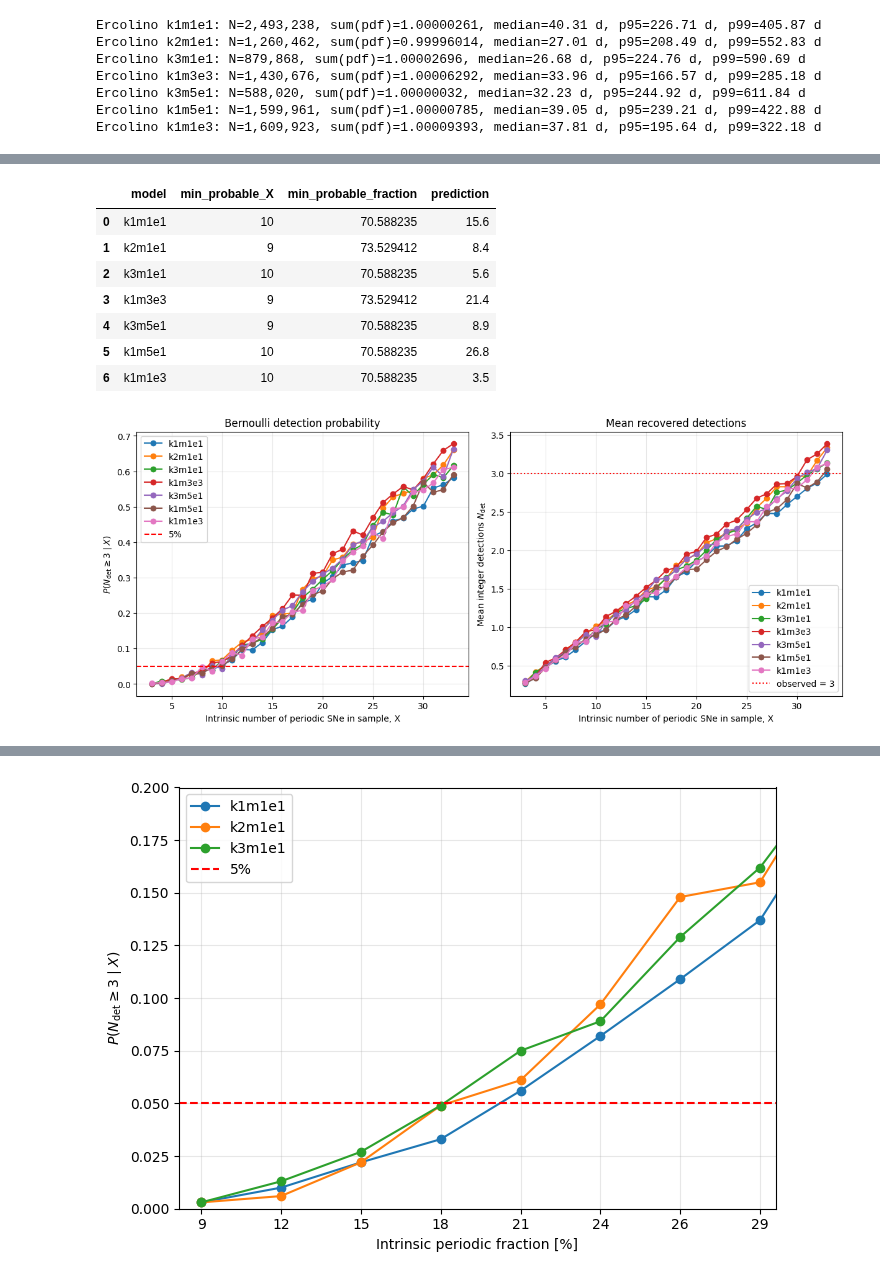
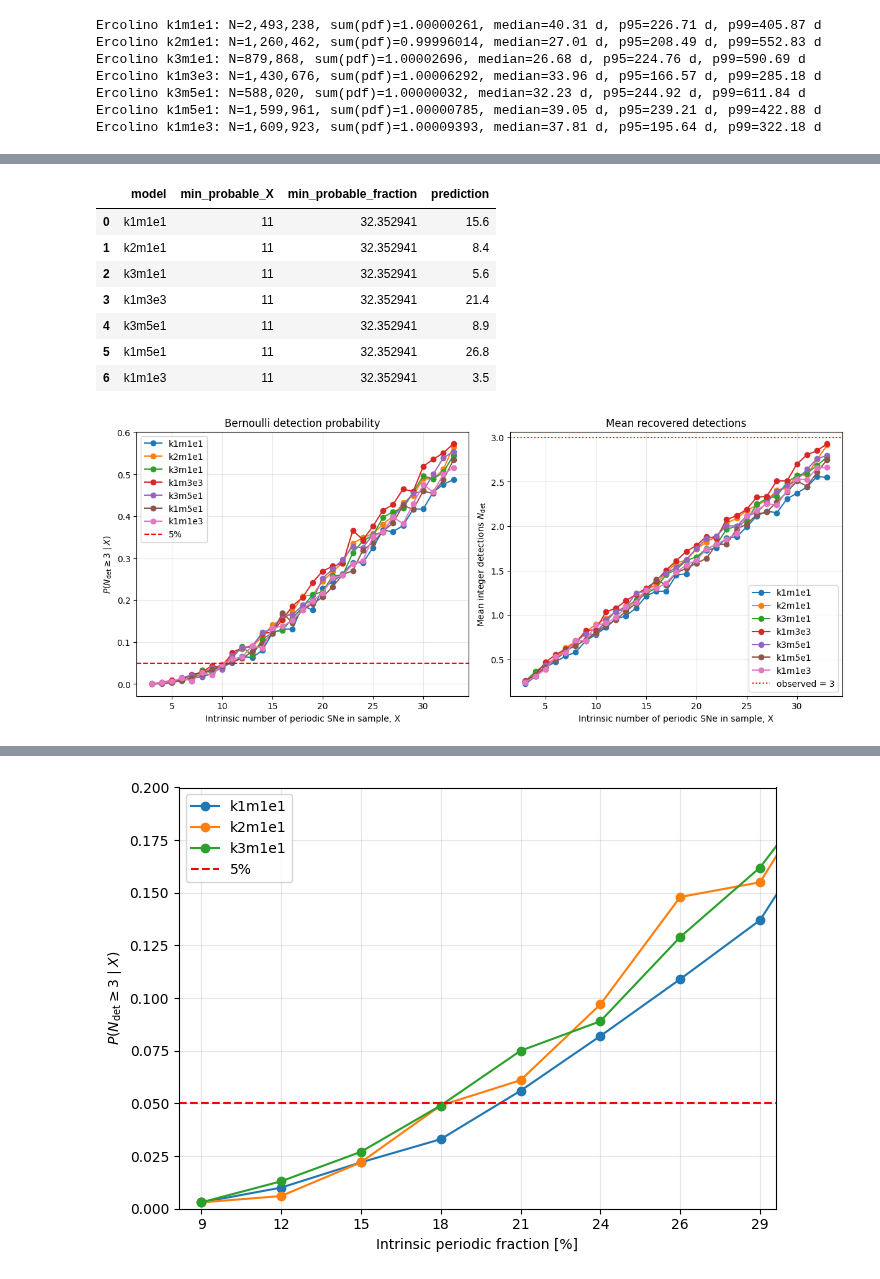
Before and after one commit to hoasaf3/sne_periodicity_search, a Jupyter notebook: periodicity_search.ipynb, the cells around one changed output, grey strips where cells are left out. Saved outputs shown, nothing was run; the diff lists cells and outputs as text; code cells hidden in the pictures.

```diff
--- a/periodicity_search.ipynb
+++ b/periodicity_search.ipynb
@@ -183,7 +169,7 @@ for entry in candidate_library:
     f_max = MAX_FREQ
 
     # Effective number of independent frequencies
-    M_i = max((f_max - f_min) * T, 0)
+    M_i = 2 * max((f_max - f_min) * T, 0)
 
     M_list.append(M_i)
 
@@ -2652,15 +2024,11 @@ from tqdm.auto import tqdm
 N_POP_DRAWS = 1000
 X_VALUES = np.arange(3, 34)
 TARGET_DETECTIONS = 3
-AMP_MIN = 0.015
-AMP_MAX = 0.2
+POPULATION_AMPLITUDE_GRID_MODE = AMPLITUDE_GRID_MODE
 POPULATION_MC_SEED = 54321
 POP_MODEL = "k1m1e1"
 
-if "Pij_table" not in globals():
-    Pij_table = pd.read_csv("Pij_recovery_table.csv")
-
-Pij_population_table = Pij_table.copy()
+Pij_population_table = pd.read_csv(RECOVERY_TABLE_FILENAME).copy()
 if "Pij_full_sample" not in Pij_population_table.columns:
     n_full_sample = int(Pij_population_table["Candidates"].max())
     n_injections_per_candidate = int(
@@ -2692,8 +2060,7 @@ def run_population_detection_mc(
     X_values=X_VALUES,
     n_draws=N_POP_DRAWS,
     target_detections=TARGET_DETECTIONS,
-    amp_min=AMP_MIN,
-    amp_max=AMP_MAX,
+    amplitude_grid_mode=POPULATION_AMPLITUDE_GRID_MODE,
     pij_table=Pij_population_table,
 ):
     """Simulate realized detections, not only the expected count.
@@ -2702,13 +2069,6 @@ def run_population_detection_mc(
     intrinsic population. The actual observed number must be an integer, so we
     draw D_k ~ Bernoulli(P_ij) for every simulated periodic SN and sum D_k.
     """
-    amp_min = float(amp_min)
-    amp_max = float(amp_max)
-    if not (np.isfinite(amp_min) and np.isfinite(amp_max) and 0 < amp_min < amp_max):
-        raise ValueError(f"Invalid log-uniform amplitude range: amp_min={amp_min}, amp_max={amp_max}")
-    log_amp_min = np.log(amp_min)
-    log_amp_max = np.log(amp_max)
-
     rows = []
     draw_rows = []
     det_draws_by_X = {}
@@ -2720,7 +2080,7 @@ def run_population_detection_mc(
 
         for draw_i in range(n_draws):
             periods = sample_real_periods(X, rng=rng, model=model)
-            amplitudes = np.exp(rng.uniform(log_amp_min, log_amp_max, size=X))
+            amplitudes = draw_population_amplitudes(rng, X, mode=amplitude_grid_mode)
 
             pij_values = np.array([
                 lookup_Pij(period, amplitude, pij_table, pij_column="Pij_full_sample")
@@ -2942,8 +2256,8 @@ for model_i, model in enumerate(POP_MODELS):
 population_model_comparison = pd.concat(comparison_tables, ignore_index=True)
 population_model_draws = pd.concat(comparison_draws, ignore_index=True)
 
-population_model_comparison.to_csv("population_periodic_SN_model_comparison_bernoulli.csv", index=False)
-population_model_draws.to_csv("population_periodic_SN_model_detection_draws_bernoulli.csv", index=False)
+population_model_comparison.to_csv(f"population_periodic_SN_model_comparison_bernoulli_{POPULATION_AMPLITUDE_GRID_MODE}.csv", index=False)
+population_model_draws.to_csv(f"population_periodic_SN_model_detection_draws_bernoulli_{POPULATION_AMPLITUDE_GRID_MODE}.csv", index=False)
 
 N_SURVEY = 34
 not_excluded_rows = []
@@ -2973,41 +2287,41 @@ for model, group in population_model_comparison.groupby("model", sort=False):
     axes[0].plot(
         group["X"],
         group["P_Ndet_ge_3"],
         marker="o",
         label=model,
     )
     axes[1].plot(
         group["X"],
         group["MeanNdet"],
         marker="o",
         label=model,
     )
 
 axes[0].axhline(0.05, color="red", ls="--", label="5%")
 axes[0].set_xlabel("Intrinsic number of periodic SNe in sample, X")
 axes[0].set_ylabel(r"$P(N_{\rm det} \geq 3\mid X)$")
 axes[0].set_title("Bernoulli detection probability")
 axes[0].grid(alpha=0.3)
 axes[0].legend()
 
 axes[1].axhline(TARGET_DETECTIONS, color="red", ls=":", label=f"observed = {TARGET_DETECTIONS}")
 axes[1].set_xlabel("Intrinsic number of periodic SNe in sample, X")
 axes[1].set_ylabel(r"Mean integer detections $N_{\rm det}$")
 axes[1].set_title("Mean recovered detections")
 axes[1].grid(alpha=0.3)
 axes[1].legend()
 
 plt.show()
 # %% [output]
 |  | model | min_probable_X | min_probable_fraction | prediction |
-| 0 | k1m1e1 | 10 | 70.588235 | 15.6 |
-| 1 | k2m1e1 | 9 | 73.529412 | 8.4 |
-| 2 | k3m1e1 | 10 | 70.588235 | 5.6 |
-| 3 | k1m3e3 | 9 | 73.529412 | 21.4 |
-| 4 | k3m5e1 | 9 | 70.588235 | 8.9 |
-| 5 | k1m5e1 | 10 | 70.588235 | 26.8 |
-| 6 | k1m1e3 | 10 | 70.588235 | 3.5 |
+| 0 | k1m1e1 | 11 | 32.352941 | 15.6 |
+| 1 | k2m1e1 | 11 | 32.352941 | 8.4 |
+| 2 | k3m1e1 | 11 | 32.352941 | 5.6 |
+| 3 | k1m3e3 | 11 | 32.352941 | 21.4 |
+| 4 | k3m5e1 | 11 | 32.352941 | 8.9 |
+| 5 | k1m5e1 | 11 | 32.352941 | 26.8 |
+| 6 | k1m1e3 | 11 | 32.352941 | 3.5 |
-[figure, old version]
+[figure, new version]
 # %%
 # Print table in LaTeX format
 
```
Also changed, not shown: parts of 25 cells of this notebook.
